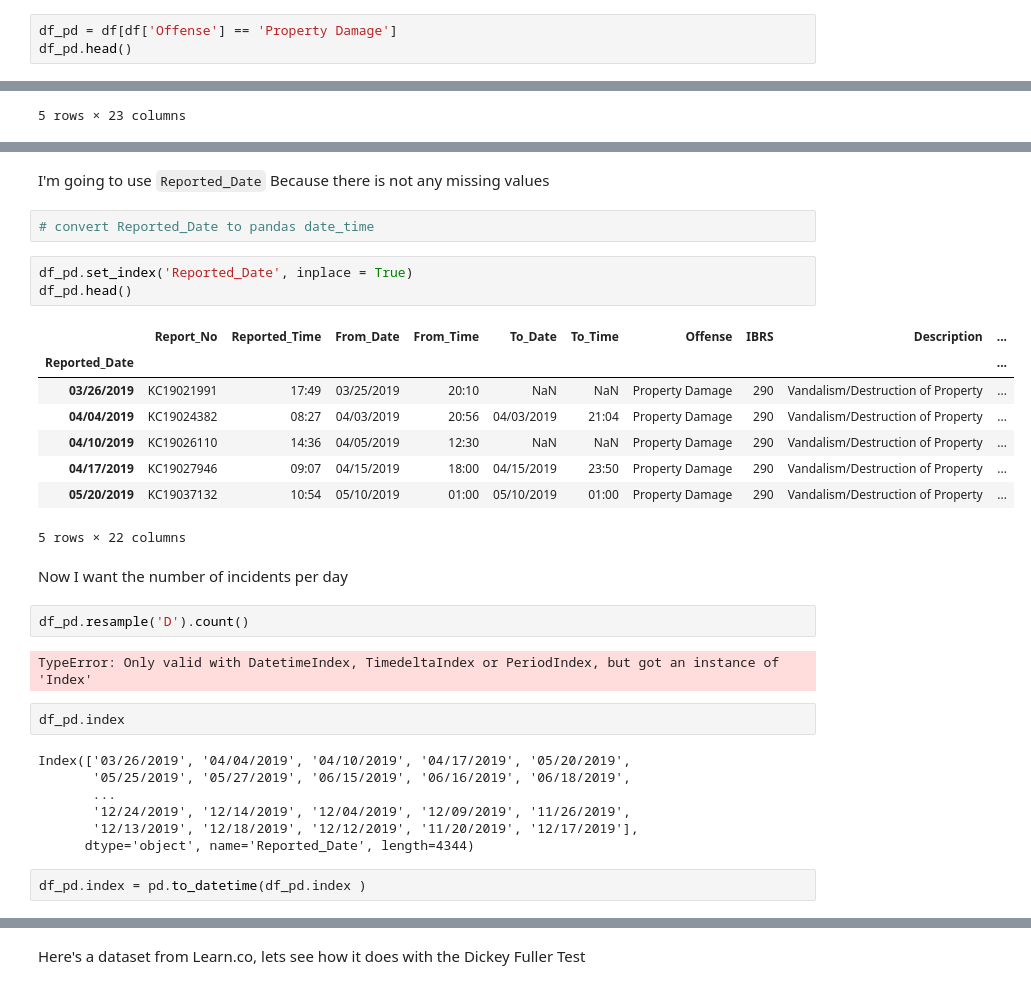
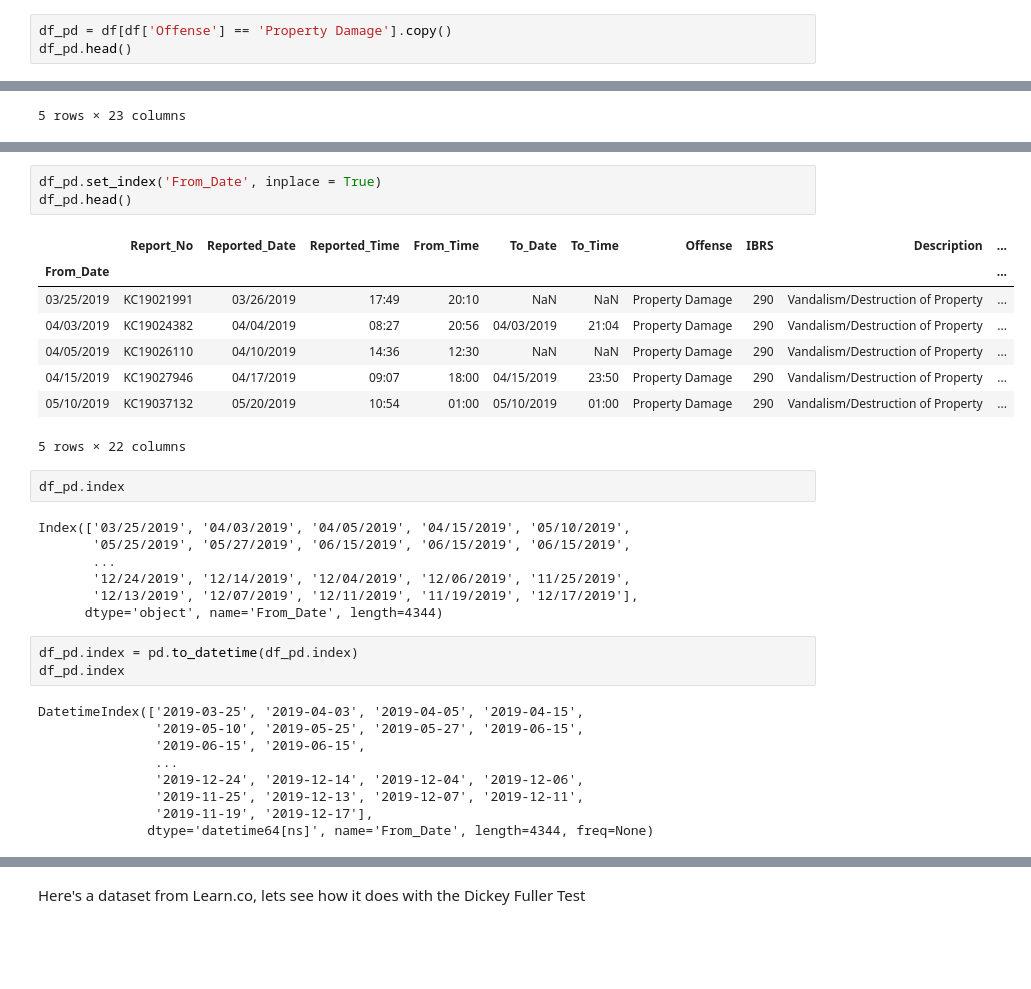
Before and after one commit to sik-flow/lesson_plans, a Jupyter notebook: Time_Series/Time_Series_Exploration/Time_Series_Exploration.ipynb, the cells around one changed output, grey strips where cells are left out. Drawn from its saved outputs; the diff is of its cells as text; blank space fills up the shorter version.

```diff
--- a/Time_Series/Time_Series_Exploration/Time_Series_Exploration.ipynb
+++ b/Time_Series/Time_Series_Exploration/Time_Series_Exploration.ipynb
@@ -36,5 +62,5 @@ I am going to look at the daily number of property damage incidents in Kansas Ci
 # %%
-df_pd = df[df['Offense'] == 'Property Damage']
+df_pd = df[df['Offense'] == 'Property Damage'].copy()
 df_pd.head()
 # %% [output]
 |  | Report_No | Reported_Date | Reported_Time | From_Date | From_Time | To_Date | To_Time | Offense | IBRS | ... |
@@ -77,33 +73,33 @@ dtype: int64
-# %% [markdown]
-I'm going to use `Reported_Date` Because there is not any missing values
-# %%
-# convert Reported_Date to pandas date_time
 # %%
-df_pd.set_index('Reported_Date', inplace = True)
+df_pd.set_index('From_Date', inplace = True)
 df_pd.head()
 # %% [output]
-|  | Report_No | Reported_Time | From_Date | From_Time | To_Date | To_Time | Offense | IBRS | Description | ... |
-| Reported_Date |  |  |  |  |  |  |  |  |  | ... |
-| 03/26/2019 | KC19021991 | 17:49 | 03/25/2019 | 20:10 | NaN | NaN | Property Damage | 290 | Vandalism/Destruction of Property | ... |
-| 04/04/2019 | KC19024382 | 08:27 | 04/03/2019 | 20:56 | 04/03/2019 | 21:04 | Property Damage | 290 | Vandalism/Destruction of Property | ... |
-| 04/10/2019 | KC19026110 | 14:36 | 04/05/2019 | 12:30 | NaN | NaN | Property Damage | 290 | Vandalism/Destruction of Property | ... |
-| 04/17/2019 | KC19027946 | 09:07 | 04/15/2019 | 18:00 | 04/15/2019 | 23:50 | Property Damage | 290 | Vandalism/Destruction of Property | ... |
-| 05/20/2019 | KC19037132 | 10:54 | 05/10/2019 | 01:00 | 05/10/2019 | 01:00 | Property Damage | 290 | Vandalism/Destruction of Property | ... |
+|  | Report_No | Reported_Date | Reported_Time | From_Time | To_Date | To_Time | Offense | IBRS | Description | ... |
+| From_Date |  |  |  |  |  |  |  |  |  | ... |
+| 03/25/2019 | KC19021991 | 03/26/2019 | 17:49 | 20:10 | NaN | NaN | Property Damage | 290 | Vandalism/Destruction of Property | ... |
+| 04/03/2019 | KC19024382 | 04/04/2019 | 08:27 | 20:56 | 04/03/2019 | 21:04 | Property Damage | 290 | Vandalism/Destruction of Property | ... |
+| 04/05/2019 | KC19026110 | 04/10/2019 | 14:36 | 12:30 | NaN | NaN | Property Damage | 290 | Vandalism/Destruction of Property | ... |
+| 04/15/2019 | KC19027946 | 04/17/2019 | 09:07 | 18:00 | 04/15/2019 | 23:50 | Property Damage | 290 | Vandalism/Destruction of Property | ... |
+| 05/10/2019 | KC19037132 | 05/20/2019 | 10:54 | 01:00 | 05/10/2019 | 01:00 | Property Damage | 290 | Vandalism/Destruction of Property | ... |
 5 rows × 22 columns
-# %% [markdown]
-Now I want the number of incidents per day
-# %%
-df_pd.resample('D').count()
-# %% [output]
-TypeError: Only valid with DatetimeIndex, TimedeltaIndex or PeriodIndex, but got an instance of 'Index'
 # %%
 df_pd.index
 # %% [output]
-Index(['03/26/2019', '04/04/2019', '04/10/2019', '04/17/2019', '05/20/2019',
-       '05/25/2019', '05/27/2019', '06/15/2019', '06/16/2019', '06/18/2019',
+Index(['03/25/2019', '04/03/2019', '04/05/2019', '04/15/2019', '05/10/2019',
+       '05/25/2019', '05/27/2019', '06/15/2019', '06/15/2019', '06/15/2019',
        ...
-       '12/24/2019', '12/14/2019', '12/04/2019', '12/09/2019', '11/26/2019',
-       '12/13/2019', '12/18/2019', '12/12/2019', '11/20/2019', '12/17/2019'],
-      dtype='object', name='Reported_Date', length=4344)
+       '12/24/2019', '12/14/2019', '12/04/2019', '12/06/2019', '11/25/2019',
+       '12/13/2019', '12/07/2019', '12/11/2019', '11/19/2019', '12/17/2019'],
+      dtype='object', name='From_Date', length=4344)
 # %%
-df_pd.index = pd.to_datetime(df_pd.index )
+df_pd.index = pd.to_datetime(df_pd.index)
+df_pd.index
+# %% [output]
+DatetimeIndex(['2019-03-25', '2019-04-03', '2019-04-05', '2019-04-15',
+               '2019-05-10', '2019-05-25', '2019-05-27', '2019-06-15',
+               '2019-06-15', '2019-06-15',
+               ...
+               '2019-12-24', '2019-12-14', '2019-12-04', '2019-12-06',
+               '2019-11-25', '2019-12-13', '2019-12-07', '2019-12-11',
+               '2019-11-19', '2019-12-17'],
+              dtype='datetime64[ns]', name='From_Date', length=4344, freq=None)
```
Also changed, not shown: parts of 70 cells of this notebook, 28 other files.
